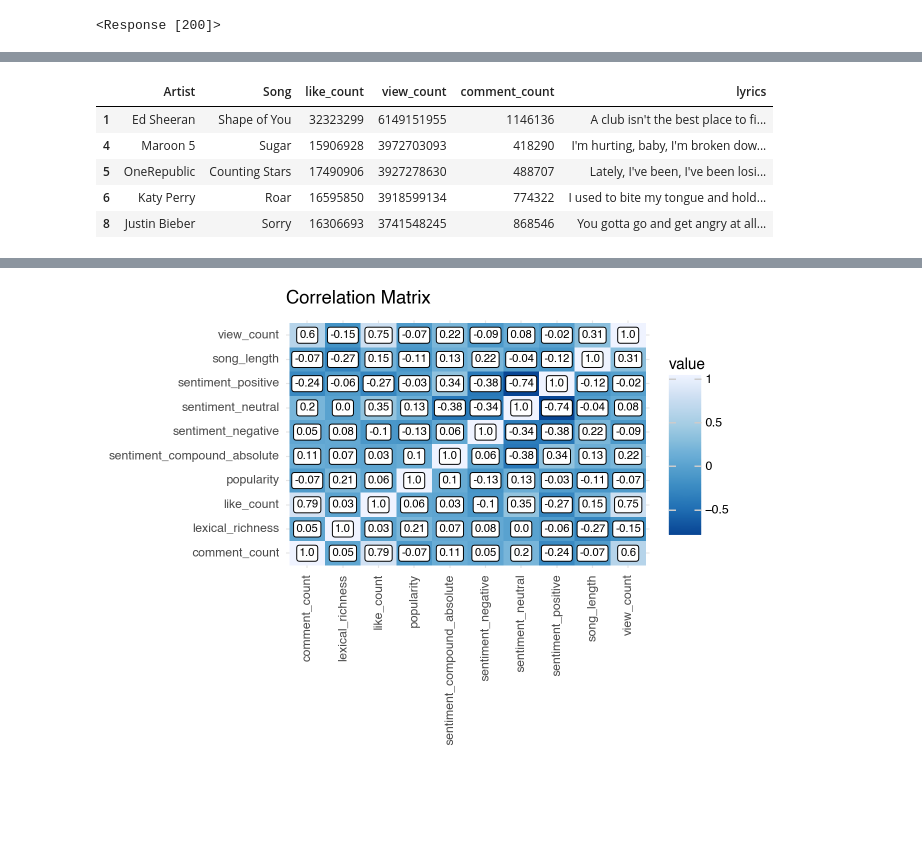
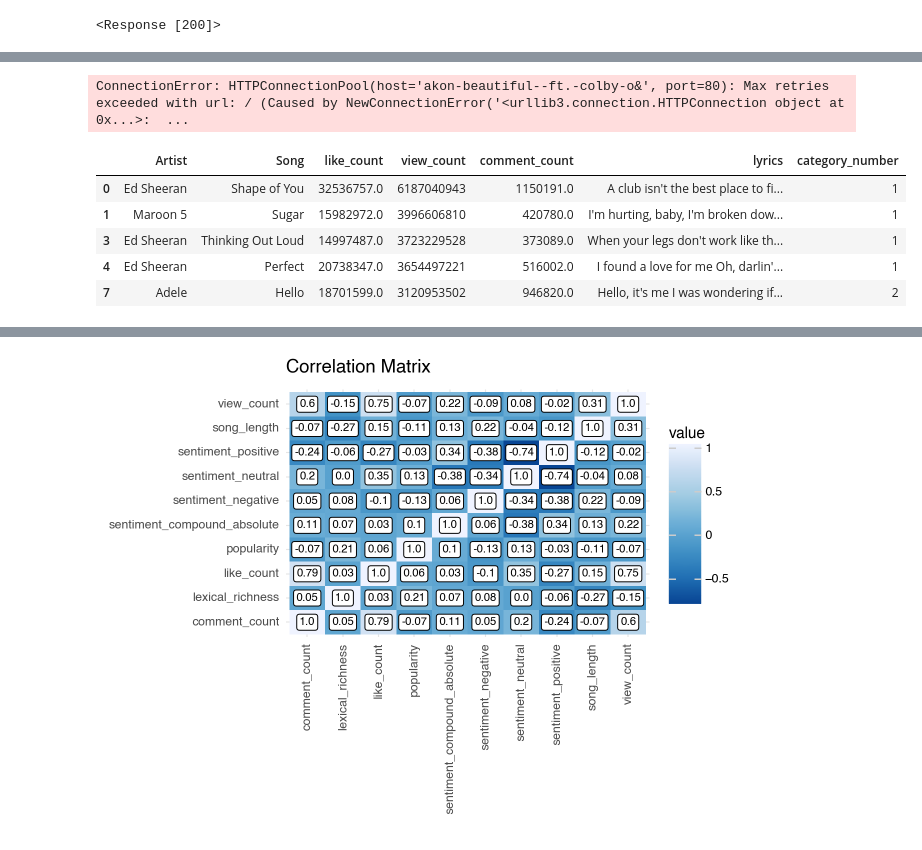
Before and after one commit to lse-ds105/ds105a-project-music-metrics, a Jupyter notebook: notebooks/ruikai_2024.ipynb, the cells around one changed output, grey strips where cells are left out. Drawn from its saved outputs; the diff is of its cells as text; code cells hidden in the pictures; blank space fills up the shorter version.

```diff
--- a/notebooks/ruikai_2024.ipynb
+++ b/notebooks/ruikai_2024.ipynb
@@ -136,3 +136,9 @@ my_session = requests.Session()
 my_session.get('https://genius.com/ed-sheeran-shape-of-you-lyrics')
 # %% [output]
 <Response [200]>
+# %%
+def get_category_number(x):
+    string = str(x)
+    return string.count(',')
+# %%
+new_merge['category_number'] = new_merge['wikipedia_categories'].apply(lambda x: get_category_number(x))
@@ -139,5 +154,7 @@ my_session.get('https://genius.com/ed-sheeran-shape-of-you-lyrics')
+# %%
+new_merge2 = new_merge.head(150)
 # %%
-new_merge['lyrics'] = new_merge.apply(lambda row: scrape_lyrics(my_session, row['Genius_URL']), axis=1)
+new_merge2['lyrics'] = new_merge2.apply(lambda row: scrape_lyrics(my_session, row['Genius_URL']), axis=1)
 
-new_merge.head()
+new_merge2.head()
 # %% [output]
@@ -150,18 +171,26 @@ new_merge.head()
+# %%
+new_merge3 = new_merge.loc[151:250]
+
+new_merge3['lyrics'] = new_merge3.apply(lambda row: scrape_lyrics(my_session, row['Genius_URL']), axis=1)
+
+new_merge3.head()
+# %% [output]
+ConnectionError: HTTPConnectionPool(host='akon-beautiful--ft.-colby-o&', port=80): Max retries exceeded with url: / (Caused by NewConnectionError('<urllib3.connection.HTTPConnection object at 0x...>:  ...
 # %%
-new_merge2 = new_merge.dropna()
+new_merge3 = new_merge2.dropna()
 
-df = new_merge2[['Artist', 'Song', 'like_count', 'view_count', 'comment_count', 'lyrics']].dropna().drop_duplicates(subset = ['Song'])
+df = new_merge3[['Artist', 'Song', 'like_count', 'view_count', 'comment_count', 'lyrics', 'category_number']].dropna().drop_duplicates(subset = ['Song'])
 
 df = df[df['lyrics'] != '']
 
 df.head()
 # %% [output]
-|  | Artist | Song | like_count | view_count | comment_count | lyrics |
-| 1 | Ed Sheeran | Shape of You | 32323299 | 6149151955 | 1146136 | A club isn't the best place to fi... |
-| 4 | Maroon 5 | Sugar | 15906928 | 3972703093 | 418290 | I'm hurting, baby, I'm broken dow... |
-| 5 | OneRepublic | Counting Stars | 17490906 | 3927278630 | 488707 | Lately, I've been, I've been losi... |
-| 6 | Katy Perry | Roar | 16595850 | 3918599134 | 774322 | I used to bite my tongue and hold... |
-| 8 | Justin Bieber | Sorry | 16306693 | 3741548245 | 868546 | You gotta go and get angry at all... |
+|  | Artist | Song | like_count | view_count | comment_count | lyrics | category_number |
+| 0 | Ed Sheeran | Shape of You | 32536757.0 | 6187040943 | 1150191.0 | A club isn't the best place to fi... | 1 |
+| 1 | Maroon 5 | Sugar | 15982972.0 | 3996606810 | 420780.0 | I'm hurting, baby, I'm broken dow... | 1 |
+| 3 | Ed Sheeran | Thinking Out Loud | 14997487.0 | 3723229528 | 373089.0 | When your legs don't work like th... | 1 |
+| 4 | Ed Sheeran | Perfect | 20738347.0 | 3654497221 | 516002.0 | I found a love for me Oh, darlin'... | 1 |
+| 7 | Adele | Hello | 18701599.0 | 3120953502 | 946820.0 | Hello, it's me I was wondering if... | 2 |
 # %%
 sid = SentimentIntensityAnalyzer()
 
```
Also changed, not shown: parts of 13 cells of this notebook.
